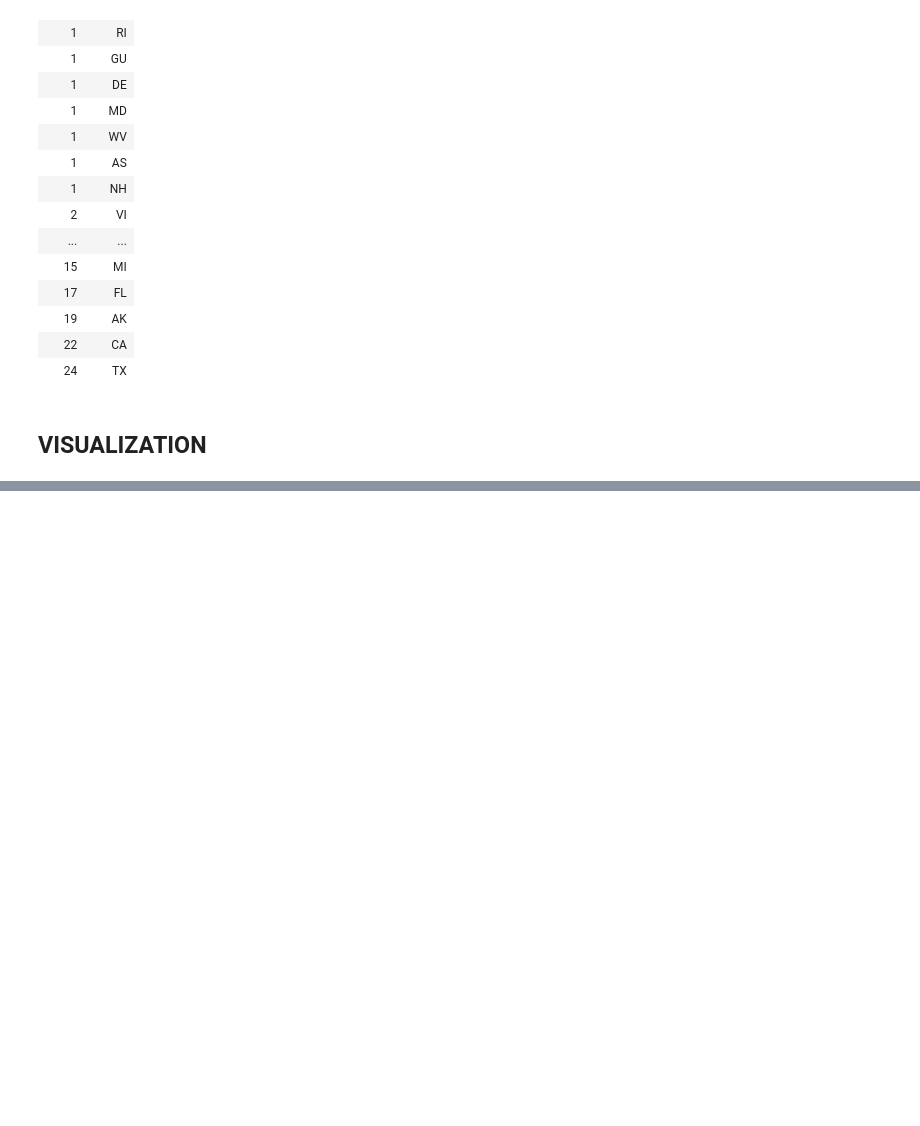
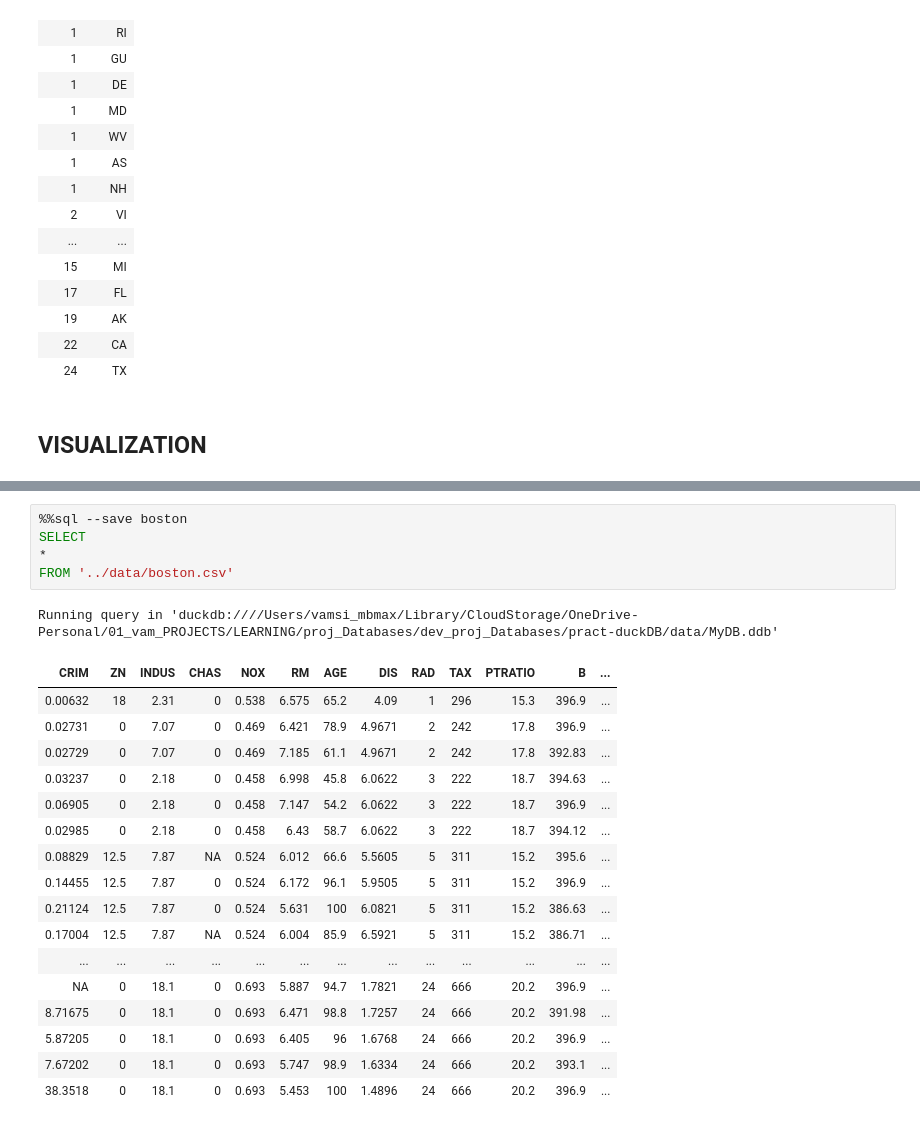
Before and after one commit to Friend09/practise-duckdb, a Jupyter notebook: notebooks/pract-ch4-duckdb-jupySQL.ipynb, the cells around one changed output, grey strips where cells are left out. Drawn from its saved outputs; the diff is of its cells as text; blank space fills up the shorter version.

```diff
--- a/notebooks/pract-ch4-duckdb-jupySQL.ipynb
+++ b/notebooks/pract-ch4-duckdb-jupySQL.ipynb
@@ -198,0 +219,24 @@ Running query in 'duckdb:////Users/vamsi_mbmax/Library/CloudStorage/OneDrive-Per
+# %%
+%%sql --save boston
+SELECT
+*
+FROM '../data/boston.csv'
+# %% [output]
+Running query in 'duckdb:////Users/vamsi_mbmax/Library/CloudStorage/OneDrive-Personal/01_vam_PROJECTS/LEARNING/proj_Databases/dev_proj_Databases/pract-duckDB/data/MyDB.ddb'
+| CRIM | ZN | INDUS | CHAS | NOX | RM | AGE | DIS | RAD | TAX | PTRATIO | B | ... |
+| 0.00632 | 18 | 2.31 | 0 | 0.538 | 6.575 | 65.2 | 4.09 | 1 | 296 | 15.3 | 396.9 | ... |
+| 0.02731 | 0 | 7.07 | 0 | 0.469 | 6.421 | 78.9 | 4.9671 | 2 | 242 | 17.8 | 396.9 | ... |
+| 0.02729 | 0 | 7.07 | 0 | 0.469 | 7.185 | 61.1 | 4.9671 | 2 | 242 | 17.8 | 392.83 | ... |
+| 0.03237 | 0 | 2.18 | 0 | 0.458 | 6.998 | 45.8 | 6.0622 | 3 | 222 | 18.7 | 394.63 | ... |
+| 0.06905 | 0 | 2.18 | 0 | 0.458 | 7.147 | 54.2 | 6.0622 | 3 | 222 | 18.7 | 396.9 | ... |
+| 0.02985 | 0 | 2.18 | 0 | 0.458 | 6.43 | 58.7 | 6.0622 | 3 | 222 | 18.7 | 394.12 | ... |
+| 0.08829 | 12.5 | 7.87 | NA | 0.524 | 6.012 | 66.6 | 5.5605 | 5 | 311 | 15.2 | 395.6 | ... |
+| 0.14455 | 12.5 | 7.87 | 0 | 0.524 | 6.172 | 96.1 | 5.9505 | 5 | 311 | 15.2 | 396.9 | ... |
+| 0.21124 | 12.5 | 7.87 | 0 | 0.524 | 5.631 | 100 | 6.0821 | 5 | 311 | 15.2 | 386.63 | ... |
+| 0.17004 | 12.5 | 7.87 | NA | 0.524 | 6.004 | 85.9 | 6.5921 | 5 | 311 | 15.2 | 386.71 | ... |
+| ... | ... | ... | ... | ... | ... | ... | ... | ... | ... | ... | ... | ... |
+| NA | 0 | 18.1 | 0 | 0.693 | 5.887 | 94.7 | 1.7821 | 24 | 666 | 20.2 | 396.9 | ... |
+| 8.71675 | 0 | 18.1 | 0 | 0.693 | 6.471 | 98.8 | 1.7257 | 24 | 666 | 20.2 | 391.98 | ... |
+| 5.87205 | 0 | 18.1 | 0 | 0.693 | 6.405 | 96 | 1.6768 | 24 | 666 | 20.2 | 396.9 | ... |
+| 7.67202 | 0 | 18.1 | 0 | 0.693 | 5.747 | 98.9 | 1.6334 | 24 | 666 | 20.2 | 393.1 | ... |
+| 38.3518 | 0 | 18.1 | 0 | 0.693 | 5.453 | 100 | 1.4896 | 24 | 666 | 20.2 | 396.9 | ... |
```
Also changed, not shown: parts of 13 cells of this notebook, 5 other files.
